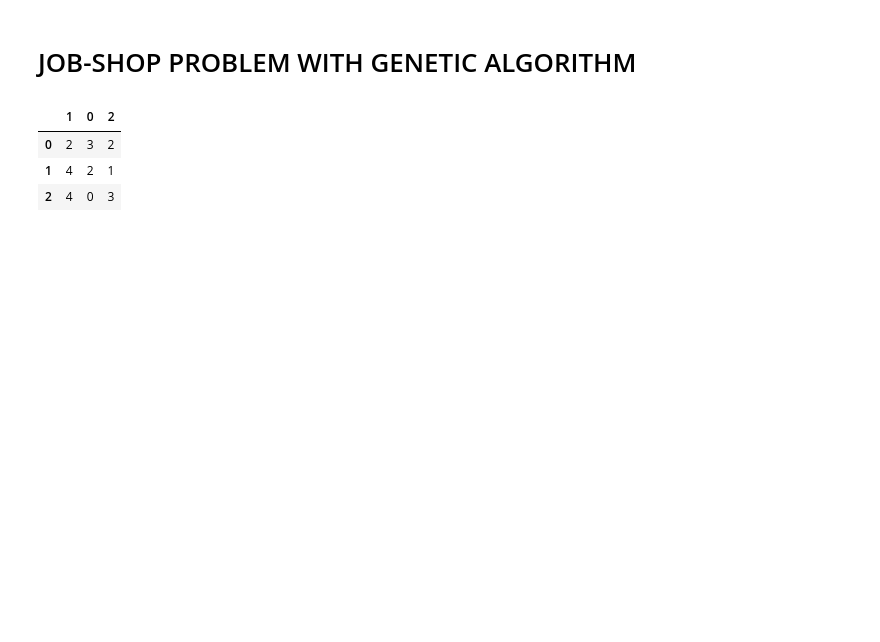
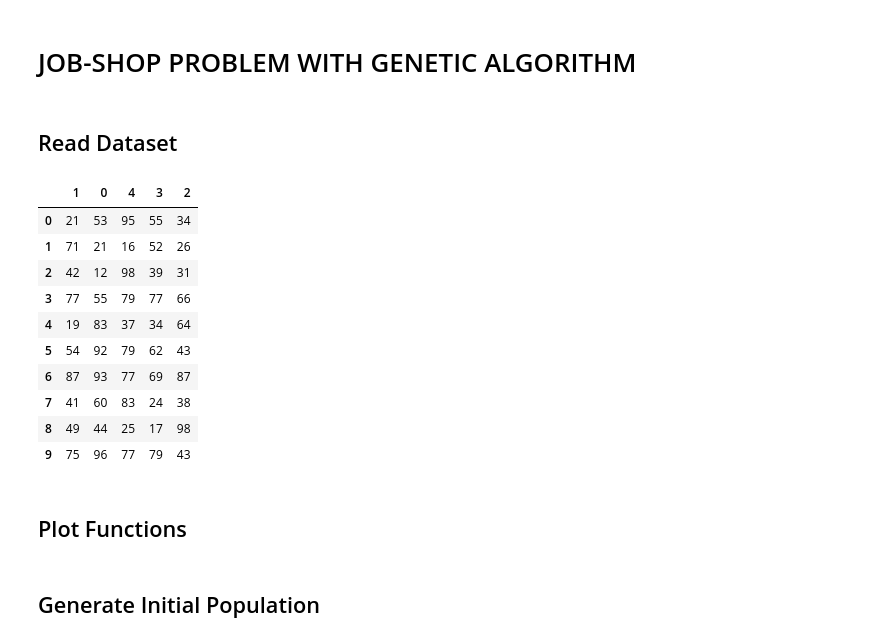
Before and after one commit to Marina-LA/Job-Shop-Scheduling-Genetic-Algorithm, a Jupyter notebook: jssp-ga.ipynb, the cells around one changed output. Drawn from its saved outputs; the diff is of its cells as text; code cells hidden in the pictures; blank space fills up the shorter version.

Commit message:
Refactor JSSP GA notebook

```diff
--- a/jssp-ga.ipynb
+++ b/jssp-ga.ipynb
@@ -5,6 +5,8 @@ import pandas as pd
 import random
 import matplotlib.pyplot as plt
 import matplotlib.patches as mpatches
+# %% [markdown]
+## Read Dataset
 # %%
 def read_data(file):
     df = pd.read_excel(file, header=None)
@@ -24,10 +26,17 @@ def read_data(file):
     result_df = pd.DataFrame(matrix).fillna(0).astype(int)
     return result_df
 # %%
-data = read_data("JSSP-problems/basic-problem.xlsx")
+data = read_data("JSSP-problems/la01.xlsx")
 data
 # %% [output]
-|  | 1 | 0 | 2 |
-| 0 | 2 | 3 | 2 |
-| 1 | 4 | 2 | 1 |
-| 2 | 4 | 0 | 3 |
+|  | 1 | 0 | 4 | 3 | 2 |
+| 0 | 21 | 53 | 95 | 55 | 34 |
+| 1 | 71 | 21 | 16 | 52 | 26 |
+| 2 | 42 | 12 | 98 | 39 | 31 |
+| 3 | 77 | 55 | 79 | 77 | 66 |
+| 4 | 19 | 83 | 37 | 34 | 64 |
+| 5 | 54 | 92 | 79 | 62 | 43 |
+| 6 | 87 | 93 | 77 | 69 | 87 |
+| 7 | 41 | 60 | 83 | 24 | 38 |
+| 8 | 49 | 44 | 25 | 17 | 98 |
+| 9 | 75 | 96 | 77 | 79 | 43 |
@@ -42,0 +43,2 @@ params = {"population_size": population_size,
+# %% [markdown]
+## Plot Functions
@@ -43,3 +105,5 @@ params = {"population_size": population_size,
+# %% [markdown]
+## Generate Initial Population
 # %%
 def generate_inital_population(data, population_size):
     jobs = data.shape[0]
```
Also changed, not shown: parts of 28 cells of this notebook.
